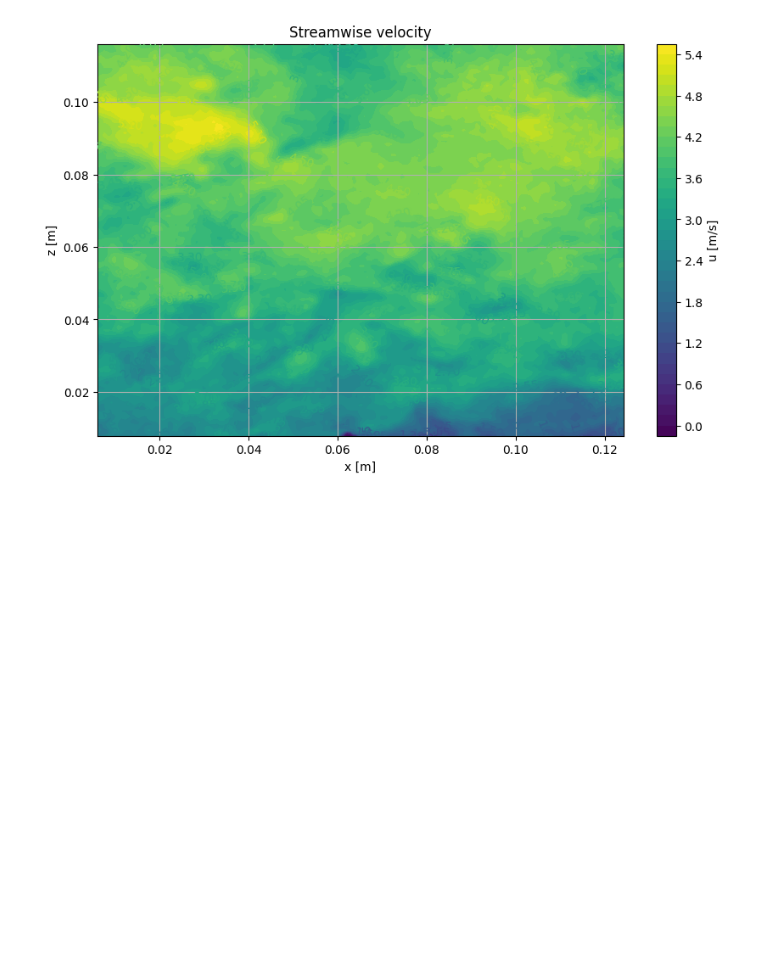
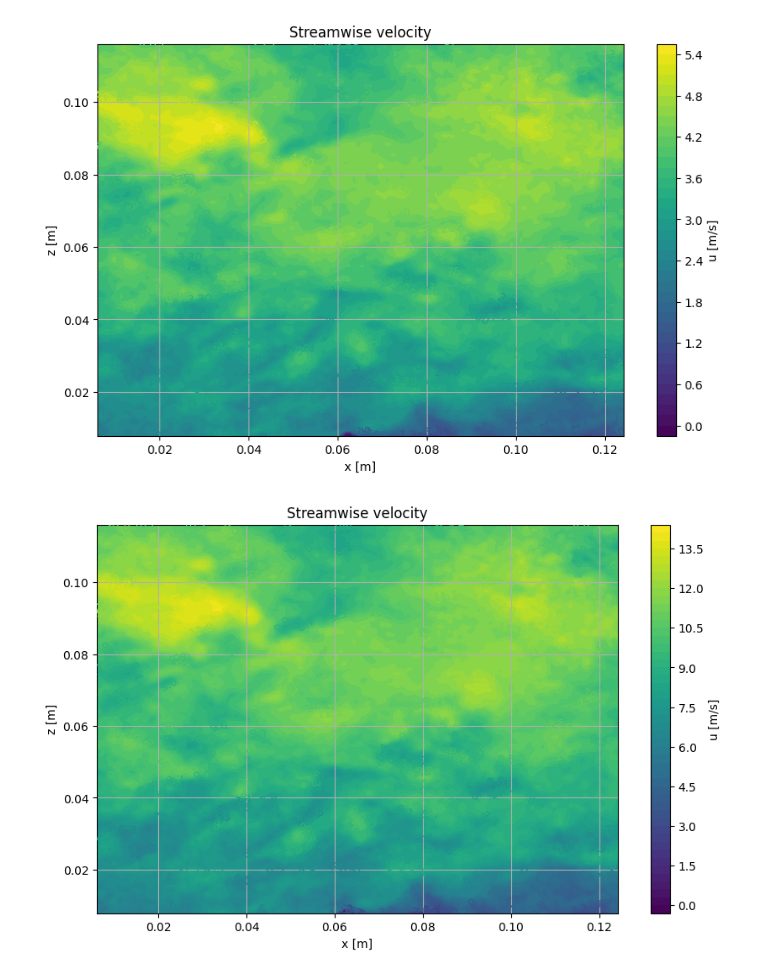
Before and after one commit to Roozbeh96/Transformers-in-TBL-velocity-field-generation, a Jupyter notebook: Main.ipynb, the cells around one changed output. Cells and saved outputs as stored; diff of their text form; code cells hidden in the pictures; blank space fills up the shorter version.

```diff
--- a/Main.ipynb
+++ b/Main.ipynb
@@ -110,3 +110,15 @@ plt.show()
 (142, 155)
 142
 [figure]
+# %%
+plt.figure(figsize=(10,6))
+contour = plt.contourf(X, Z, uPIVMWT7A[12,:,:].T/(u_tauPIVMWT7), levels=50, cmap='viridis')
+plt.clabel(contour, inline=False, fontsize=10)
+plt.colorbar(contour, label="u [m/s]")
+plt.title("Streamwise velocity")
+plt.xlabel("x [m]")
+plt.ylabel("z [m]")
+plt.grid(True)
+plt.show()
+# %% [output]
+[figure, added]
```
